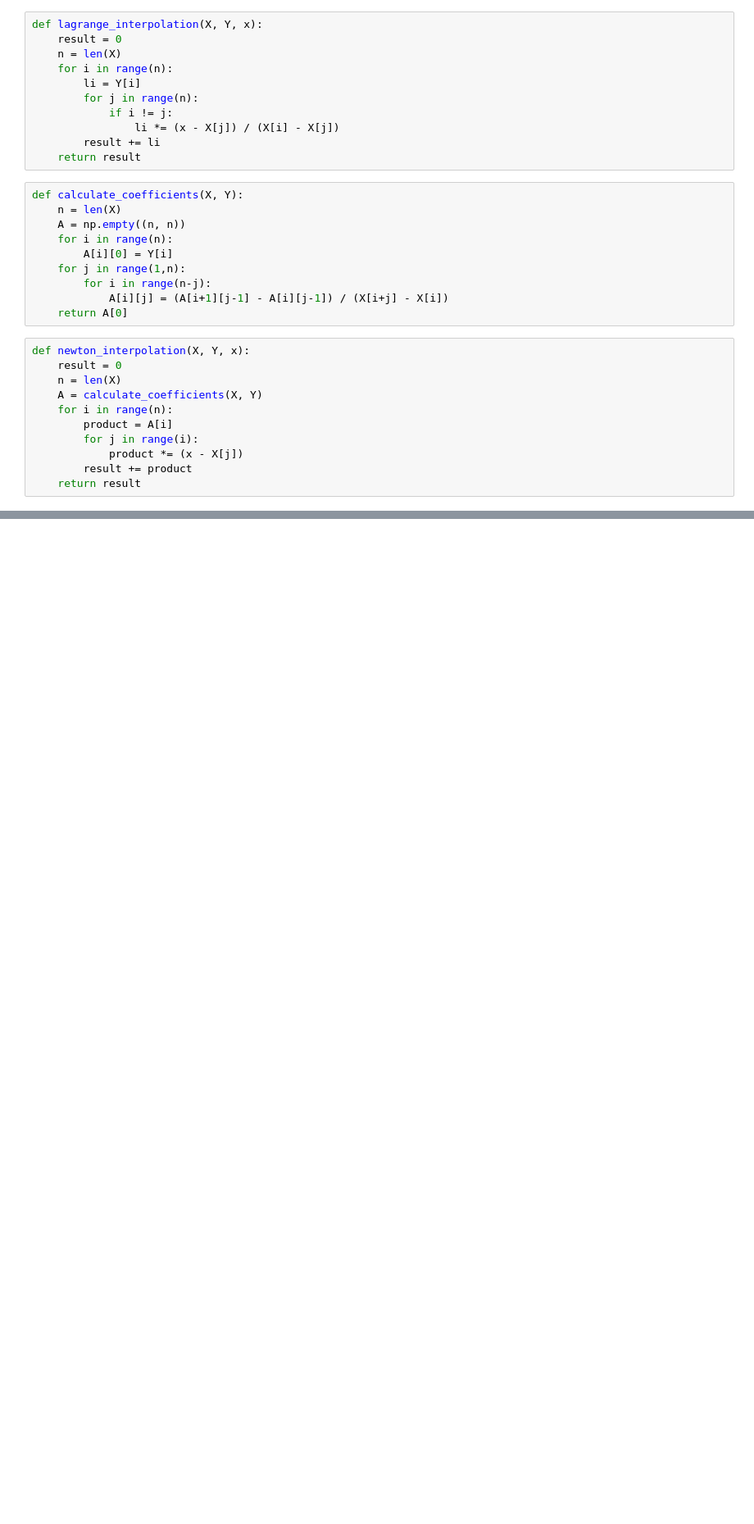
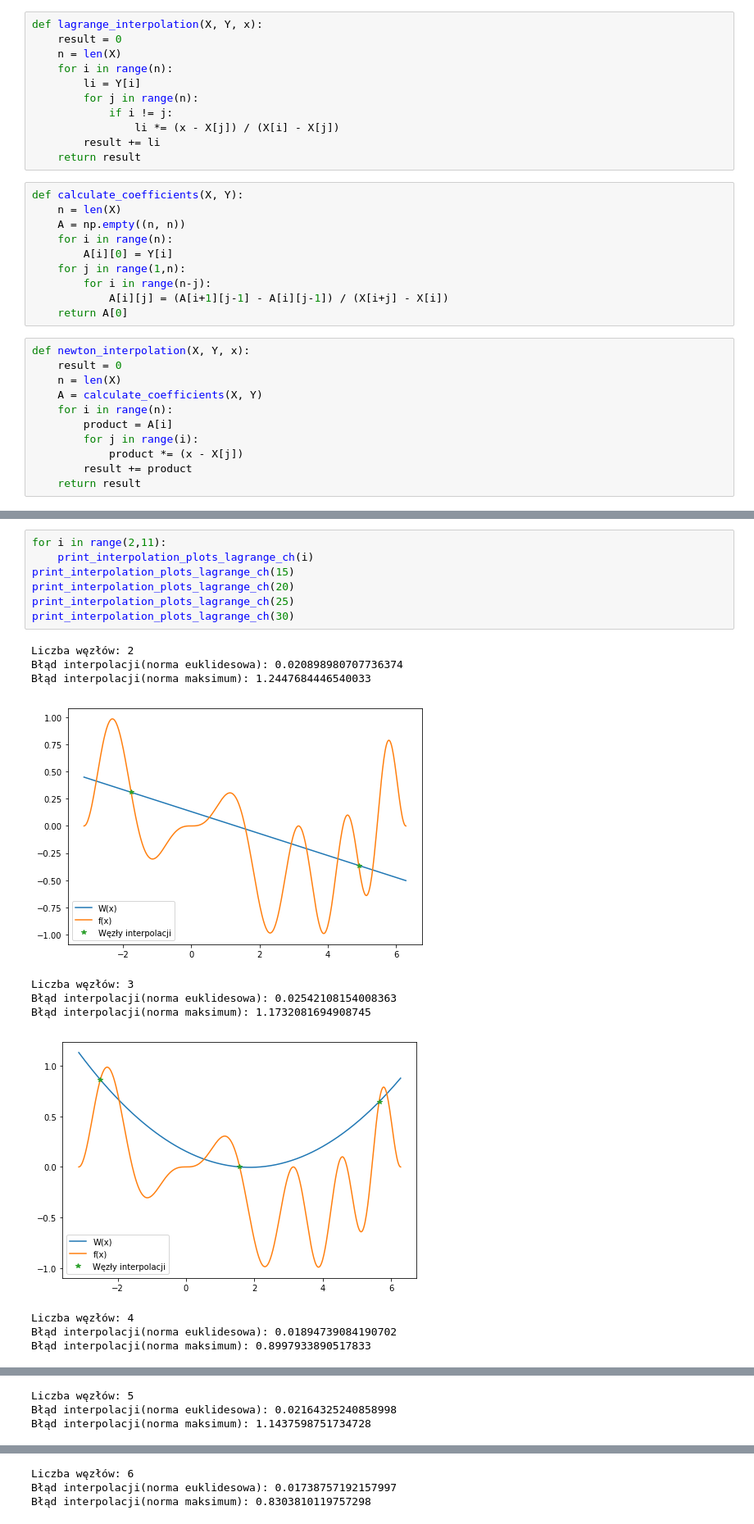
Before and after one commit to pawlooss1/MOwNiT, a Jupyter notebook: lab5/Interpolation.ipynb, the cells around one changed output, grey strips where cells are left out. Shown: that part at 82% size. Drawn from its saved outputs; the diff is of its cells as text; blank space fills up the shorter version.

```diff
--- a/lab5/Interpolation.ipynb
+++ b/lab5/Interpolation.ipynb
@@ -68,0 +151,19 @@ print_plot(f, -1, 5)
+# %%
+for i in range(2,11):
+    print_interpolation_plots_lagrange_ch(i)
+print_interpolation_plots_lagrange_ch(15)
+print_interpolation_plots_lagrange_ch(20)
+print_interpolation_plots_lagrange_ch(25)
+print_interpolation_plots_lagrange_ch(30)
+# %% [output]
+Liczba węzłów: 2
+Błąd interpolacji(norma euklidesowa): 0.020898980707736374
+Błąd interpolacji(norma maksimum): 1.2447684446540033
+[figure, added]
+Liczba węzłów: 3
+Błąd interpolacji(norma euklidesowa): 0.02542108154008363
+Błąd interpolacji(norma maksimum): 1.1732081694908745
+[figure, added]
+Liczba węzłów: 4
+Błąd interpolacji(norma euklidesowa): 0.01894739084190702
+Błąd interpolacji(norma maksimum): 0.8997933890517833
@@ -68,0 +171,3 @@ print_plot(f, -1, 5)
+Liczba węzłów: 5
+Błąd interpolacji(norma euklidesowa): 0.02164325240858998
+Błąd interpolacji(norma maksimum): 1.1437598751734728
@@ -68,0 +175,3 @@ print_plot(f, -1, 5)
+Liczba węzłów: 6
+Błąd interpolacji(norma euklidesowa): 0.01738757192157997
+Błąd interpolacji(norma maksimum): 0.8303810119757298
```
Also changed, not shown: parts of 23 cells of this notebook, 7 other files.
